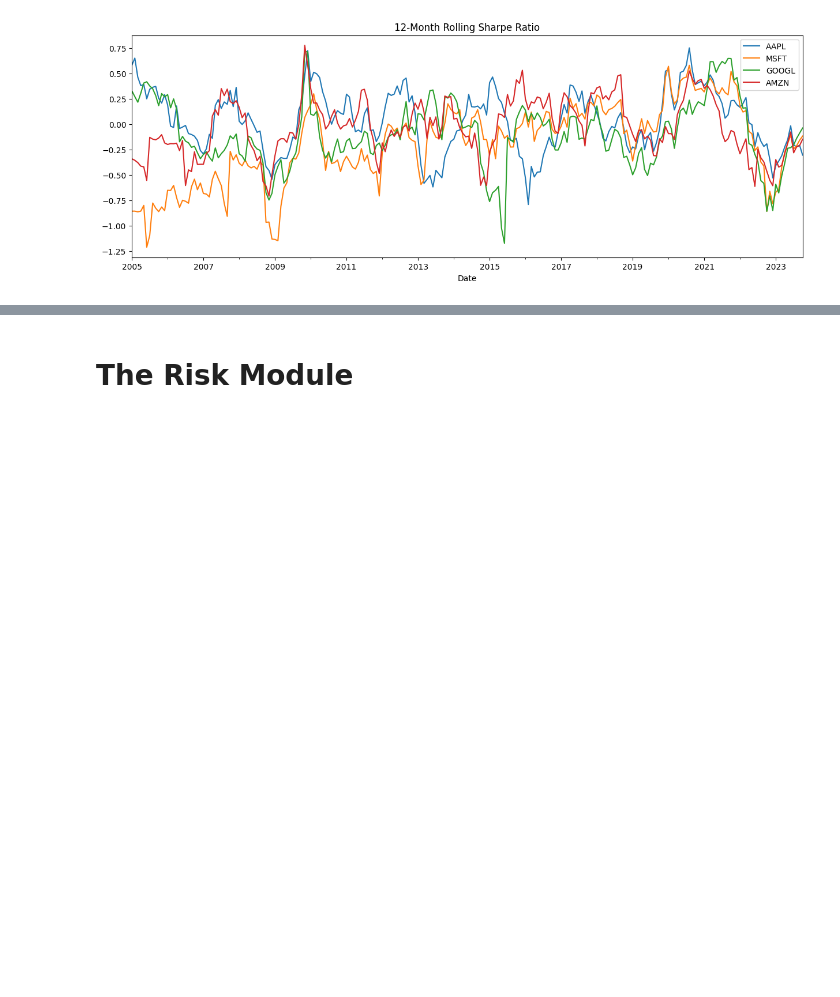
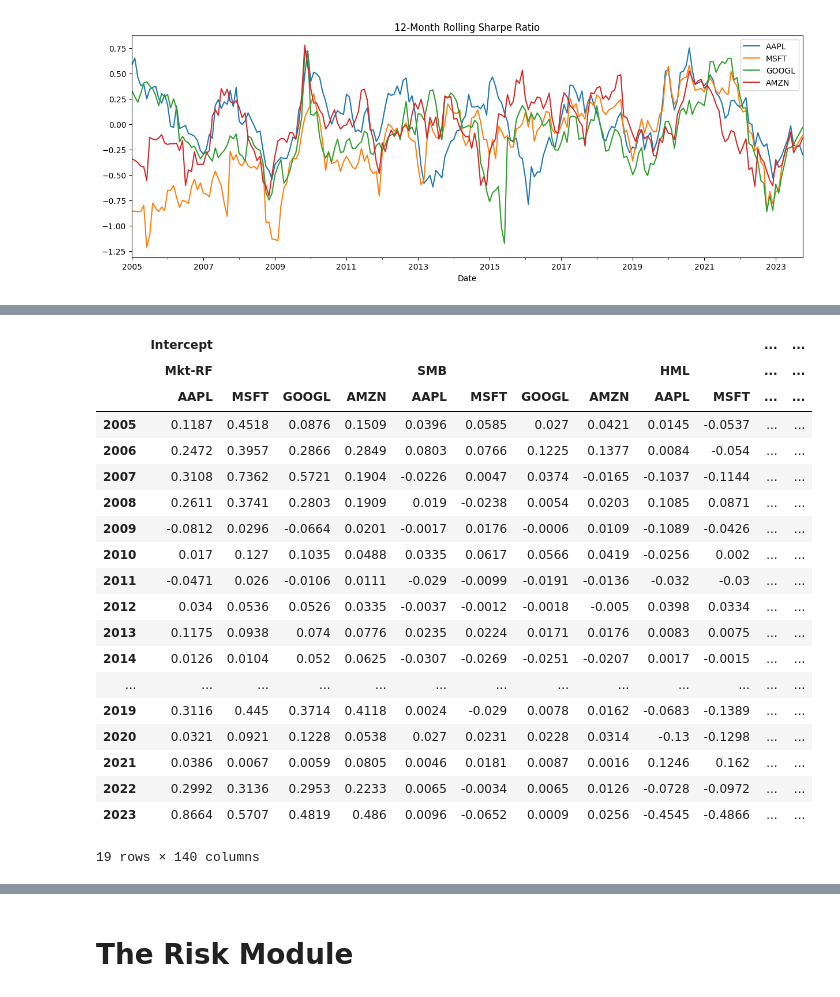
Before and after one commit to JerBouma/FinanceToolkit, a Jupyter notebook: examples/Finance Toolkit - 1. Getting Started.ipynb, the cells around one changed output, grey strips where cells are left out. Saved outputs shown, nothing was run; the diff lists cells and outputs as text; code cells hidden in the pictures; blank space fills up the shorter version.

```diff
--- a/examples/Finance Toolkit - 1. Getting Started.ipynb
+++ b/examples/Finance Toolkit - 1. Getting Started.ipynb
@@ -603,0 +612,26 @@ performance.get_sharpe_ratio(period='monthly', rolling=12).plot(figsize=(15, 5),
+# %%
+fama_and_french = performance.get_fama_and_french_model(period='yearly')
+
+# Show the Fama and French 5 Factor Model Results
+fama_and_french
+# %% [output]
+|  | Intercept |  |  |  |  |  |  |  |  |  | ... | ... |
+|  | Mkt-RF |  |  |  | SMB |  |  |  | HML |  | ... | ... |
+|  | AAPL | MSFT | GOOGL | AMZN | AAPL | MSFT | GOOGL | AMZN | AAPL | MSFT | ... | ... |
+| 2005 | 0.1187 | 0.4518 | 0.0876 | 0.1509 | 0.0396 | 0.0585 | 0.027 | 0.0421 | 0.0145 | -0.0537 | ... | ... |
+| 2006 | 0.2472 | 0.3957 | 0.2866 | 0.2849 | 0.0803 | 0.0766 | 0.1225 | 0.1377 | 0.0084 | -0.054 | ... | ... |
+| 2007 | 0.3108 | 0.7362 | 0.5721 | 0.1904 | -0.0226 | 0.0047 | 0.0374 | -0.0165 | -0.1037 | -0.1144 | ... | ... |
+| 2008 | 0.2611 | 0.3741 | 0.2803 | 0.1909 | 0.019 | -0.0238 | 0.0054 | 0.0203 | 0.1085 | 0.0871 | ... | ... |
+| 2009 | -0.0812 | 0.0296 | -0.0664 | 0.0201 | -0.0017 | 0.0176 | -0.0006 | 0.0109 | -0.1089 | -0.0426 | ... | ... |
+| 2010 | 0.017 | 0.127 | 0.1035 | 0.0488 | 0.0335 | 0.0617 | 0.0566 | 0.0419 | -0.0256 | 0.002 | ... | ... |
+| 2011 | -0.0471 | 0.026 | -0.0106 | 0.0111 | -0.029 | -0.0099 | -0.0191 | -0.0136 | -0.032 | -0.03 | ... | ... |
+| 2012 | 0.034 | 0.0536 | 0.0526 | 0.0335 | -0.0037 | -0.0012 | -0.0018 | -0.005 | 0.0398 | 0.0334 | ... | ... |
+| 2013 | 0.1175 | 0.0938 | 0.074 | 0.0776 | 0.0235 | 0.0224 | 0.0171 | 0.0176 | 0.0083 | 0.0075 | ... | ... |
+| 2014 | 0.0126 | 0.0104 | 0.052 | 0.0625 | -0.0307 | -0.0269 | -0.0251 | -0.0207 | 0.0017 | -0.0015 | ... | ... |
+| ... | ... | ... | ... | ... | ... | ... | ... | ... | ... | ... | ... | ... |
+| 2019 | 0.3116 | 0.445 | 0.3714 | 0.4118 | 0.0024 | -0.029 | 0.0078 | 0.0162 | -0.0683 | -0.1389 | ... | ... |
+| 2020 | 0.0321 | 0.0921 | 0.1228 | 0.0538 | 0.027 | 0.0231 | 0.0228 | 0.0314 | -0.13 | -0.1298 | ... | ... |
+| 2021 | 0.0386 | 0.0067 | 0.0059 | 0.0805 | 0.0046 | 0.0181 | 0.0087 | 0.0016 | 0.1246 | 0.162 | ... | ... |
+| 2022 | 0.2992 | 0.3136 | 0.2953 | 0.2233 | 0.0065 | -0.0034 | 0.0065 | 0.0126 | -0.0728 | -0.0972 | ... | ... |
+| 2023 | 0.8664 | 0.5707 | 0.4819 | 0.486 | 0.0096 | -0.0652 | 0.0009 | 0.0256 | -0.4545 | -0.4866 | ... | ... |
+19 rows × 140 columns
```
Also changed, not shown: parts of 15 cells of this notebook, 2 other files.
